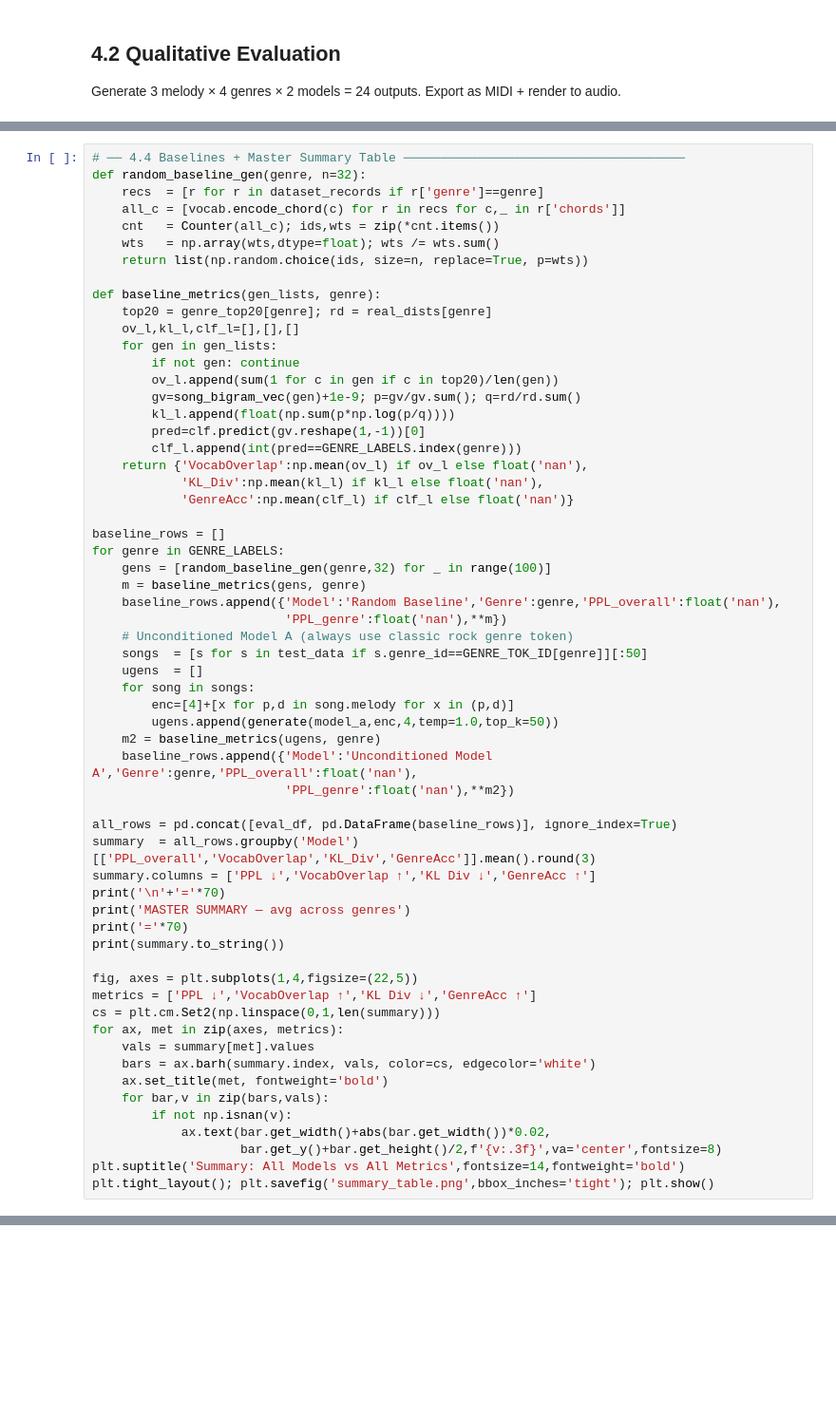
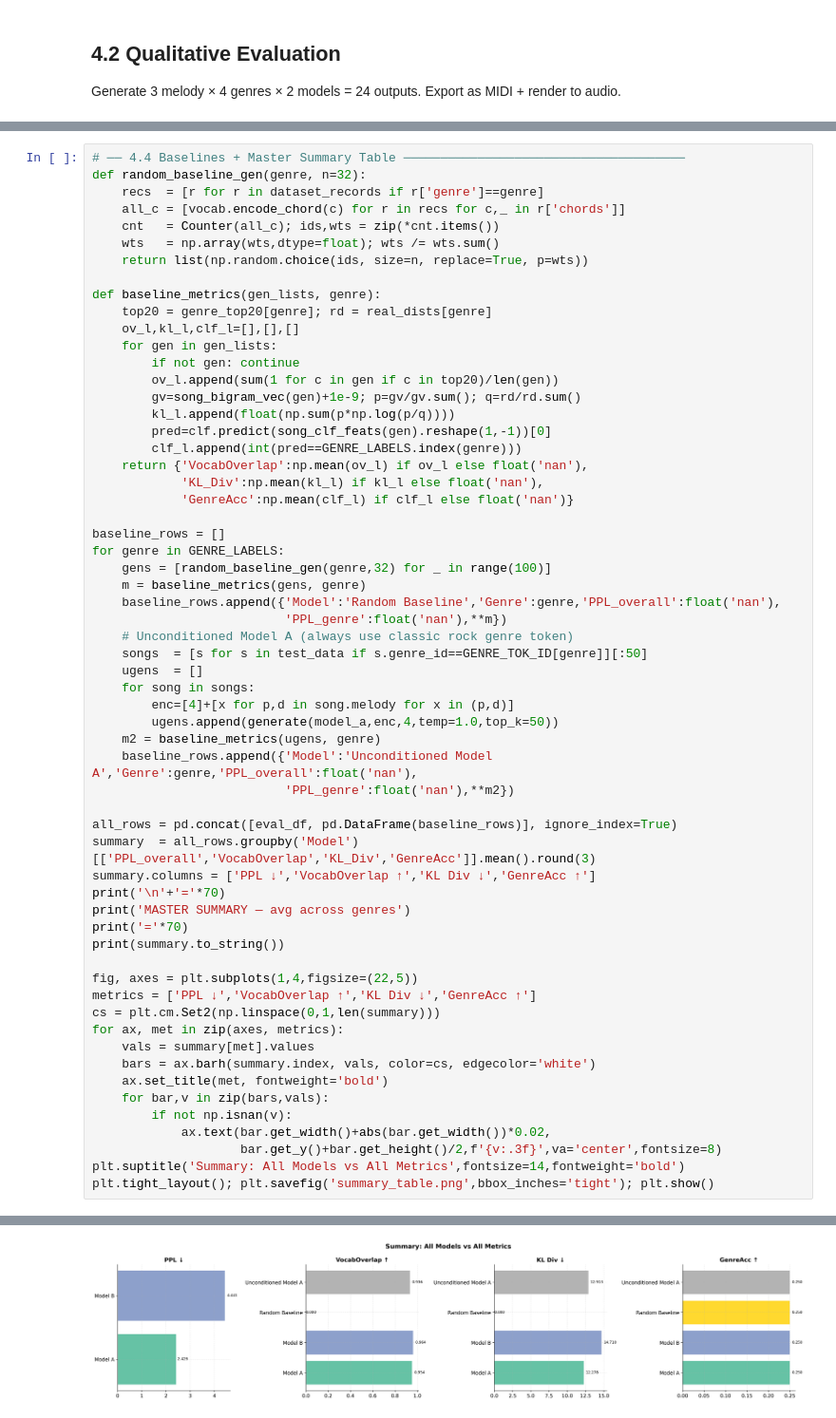
Before and after one commit to speechara18/cse153-assignment2-task2, a Jupyter notebook: task2-assignment2-cse153.ipynb, the cells around one changed output, grey strips where cells are left out. Shown at 95% size. Drawn from its saved outputs; the diff is of its cells as text; blank space fills up the shorter version.

```diff
--- a/task2-assignment2-cse153.ipynb
+++ b/task2-assignment2-cse153.ipynb
@@ -1154,7 +1745,7 @@ def baseline_metrics(gen_lists, genre):
         ov_l.append(sum(1 for c in gen if c in top20)/len(gen))
         gv=song_bigram_vec(gen)+1e-9; p=gv/gv.sum(); q=rd/rd.sum()
         kl_l.append(float(np.sum(p*np.log(p/q))))
-        pred=clf.predict(gv.reshape(1,-1))[0]
+        pred=clf.predict(song_clf_feats(gen).reshape(1,-1))[0]
         clf_l.append(int(pred==GENRE_LABELS.index(genre)))
     return {'VocabOverlap':np.mean(ov_l) if ov_l else float('nan'),
             'KL_Div':np.mean(kl_l) if kl_l else float('nan'),
@@ -1197,3 +1788,4 @@ for ax, met in zip(axes, metrics):
                     bar.get_y()+bar.get_height()/2,f'{v:.3f}',va='center',fontsize=8)
 plt.suptitle('Summary: All Models vs All Metrics',fontsize=14,fontweight='bold')
 plt.tight_layout(); plt.savefig('summary_table.png',bbox_inches='tight'); plt.show()
+# %% [output]
@@ -1200,3 +1801,4 @@ plt.tight_layout(); plt.savefig('summary_table.png',bbox_inches='tight'); plt.sh
+[figure, added]
 # %% [markdown]
 # Section 5 — Related Work
 
```
Also changed, not shown: parts of 37 cells of this notebook.
